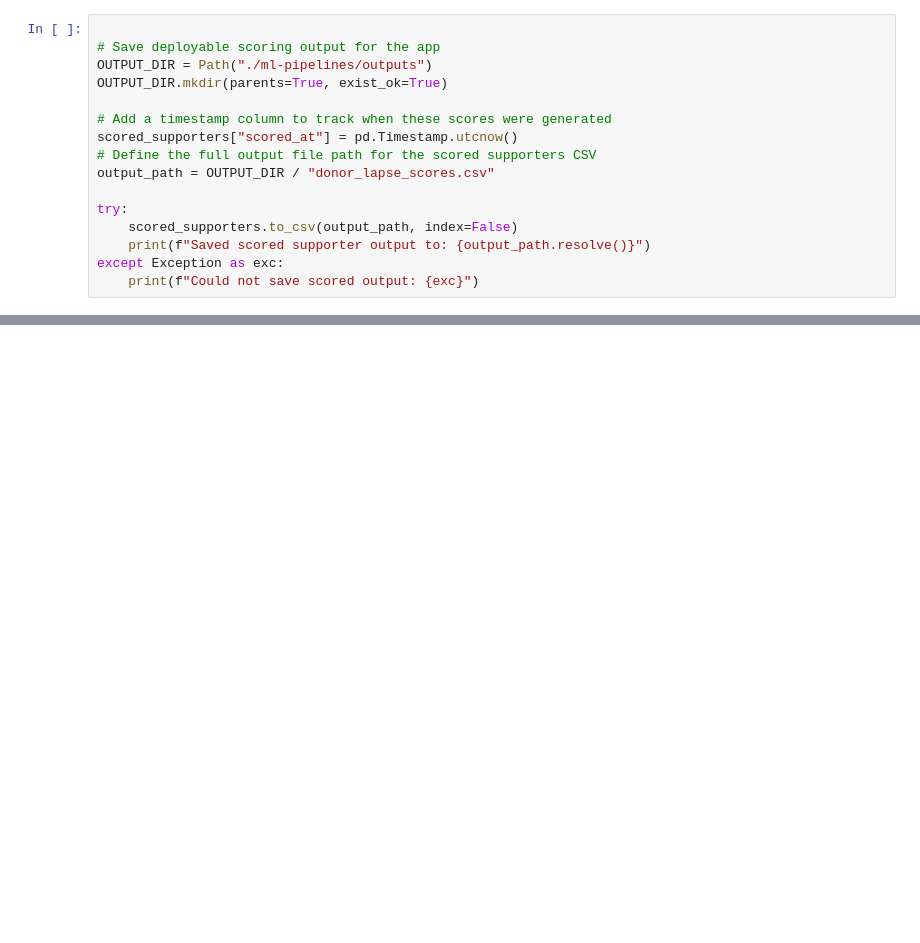
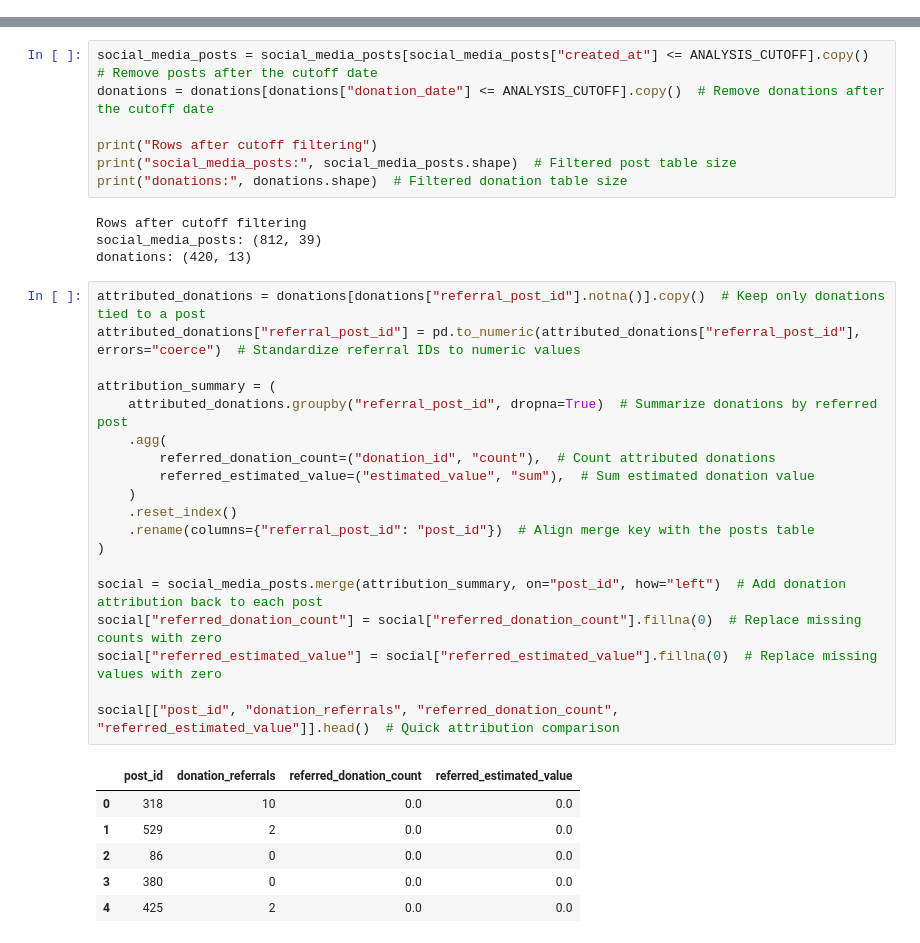
Before and after one commit to JonesCG0/INTEX_W2026, a Jupyter notebook: ml-pipelines/donor_lapse_classification.ipynb, the cells around one changed output, grey strips where cells are left out. Saved outputs shown, nothing was run; the diff lists cells and outputs as text; blank space fills up the shorter version.

Commit message:
Pipeline Prep for Azure

```diff
--- a/ml-pipelines/donor_lapse_classification.ipynb
+++ b/ml-pipelines/donor_lapse_classification.ipynb
@@ -1317,16 +0,0 @@ That satisfies the assignment’s requirement to show deep understanding of pred
-# %%
-
-# Save deployable scoring output for the app
-OUTPUT_DIR = Path("./ml-pipelines/outputs")
-OUTPUT_DIR.mkdir(parents=True, exist_ok=True)
-
-# Add a timestamp column to track when these scores were generated
-scored_supporters["scored_at"] = pd.Timestamp.utcnow()
-# Define the full output file path for the scored supporters CSV
-output_path = OUTPUT_DIR / "donor_lapse_scores.csv"
-
-try:
-    scored_supporters.to_csv(output_path, index=False)
-    print(f"Saved scored supporter output to: {output_path.resolve()}")
-except Exception as exc:
-    print(f"Could not save scored output: {exc}")
@@ -1372,0 +237,37 @@ optionally: top 2–3 contributing factors shown in plain English
+# %%
+social_media_posts = social_media_posts[social_media_posts["created_at"] <= ANALYSIS_CUTOFF].copy()  # Remove posts after the cutoff date
+donations = donations[donations["donation_date"] <= ANALYSIS_CUTOFF].copy()  # Remove donations after the cutoff date
+
+print("Rows after cutoff filtering")
+print("social_media_posts:", social_media_posts.shape)  # Filtered post table size
+print("donations:", donations.shape)  # Filtered donation table size
+# %% [output]
+Rows after cutoff filtering
+social_media_posts: (812, 39)
+donations: (420, 13)
+# %%
+attributed_donations = donations[donations["referral_post_id"].notna()].copy()  # Keep only donations tied to a post
+attributed_donations["referral_post_id"] = pd.to_numeric(attributed_donations["referral_post_id"], errors="coerce")  # Standardize referral IDs to numeric values
+
+attribution_summary = (
+    attributed_donations.groupby("referral_post_id", dropna=True)  # Summarize donations by referred post
+    .agg(
+        referred_donation_count=("donation_id", "count"),  # Count attributed donations
+        referred_estimated_value=("estimated_value", "sum"),  # Sum estimated donation value
+    )
+    .reset_index()
+    .rename(columns={"referral_post_id": "post_id"})  # Align merge key with the posts table
+)
+
+social = social_media_posts.merge(attribution_summary, on="post_id", how="left")  # Add donation attribution back to each post
+social["referred_donation_count"] = social["referred_donation_count"].fillna(0)  # Replace missing counts with zero
+social["referred_estimated_value"] = social["referred_estimated_value"].fillna(0)  # Replace missing values with zero
+
+social[["post_id", "donation_referrals", "referred_donation_count", "referred_estimated_value"]].head()  # Quick attribution comparison
+# %% [output]
+|  | post_id | donation_referrals | referred_donation_count | referred_estimated_value |
+| 0 | 318 | 10 | 0.0 | 0.0 |
+| 1 | 529 | 2 | 0.0 | 0.0 |
+| 2 | 86 | 0 | 0.0 | 0.0 |
+| 3 | 380 | 0 | 0.0 | 0.0 |
+| 4 | 425 | 2 | 0.0 | 0.0 |
```
Also changed, not shown: parts of 63 cells of this notebook, 2 other files.
